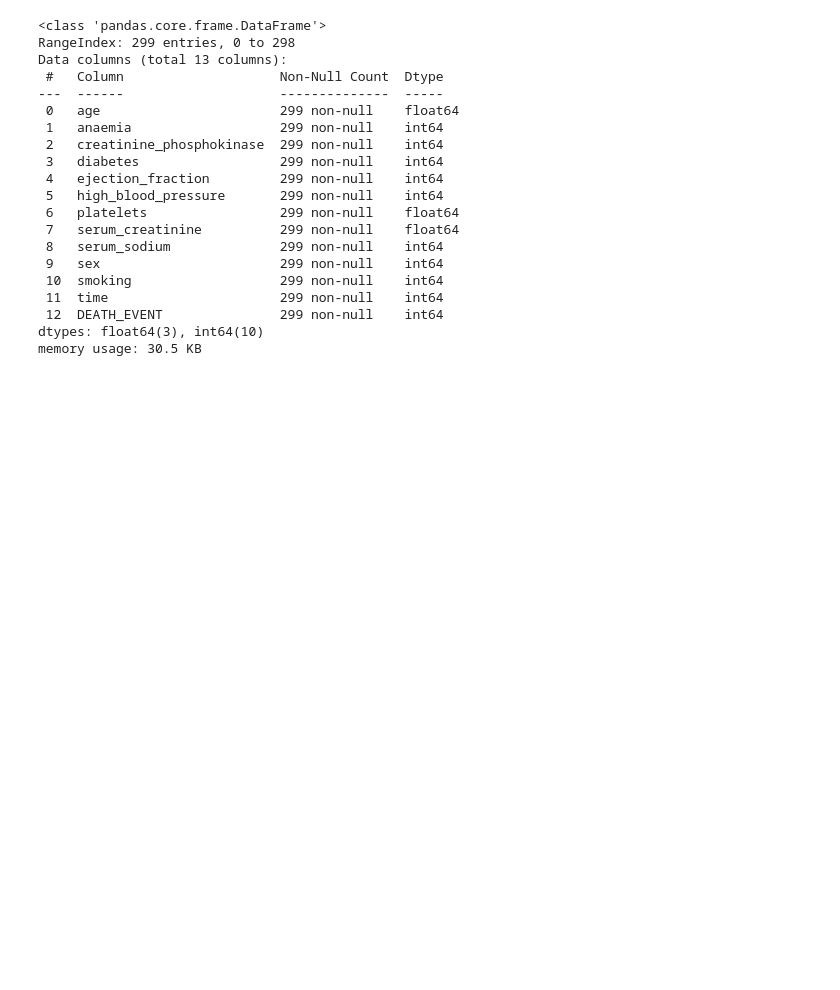
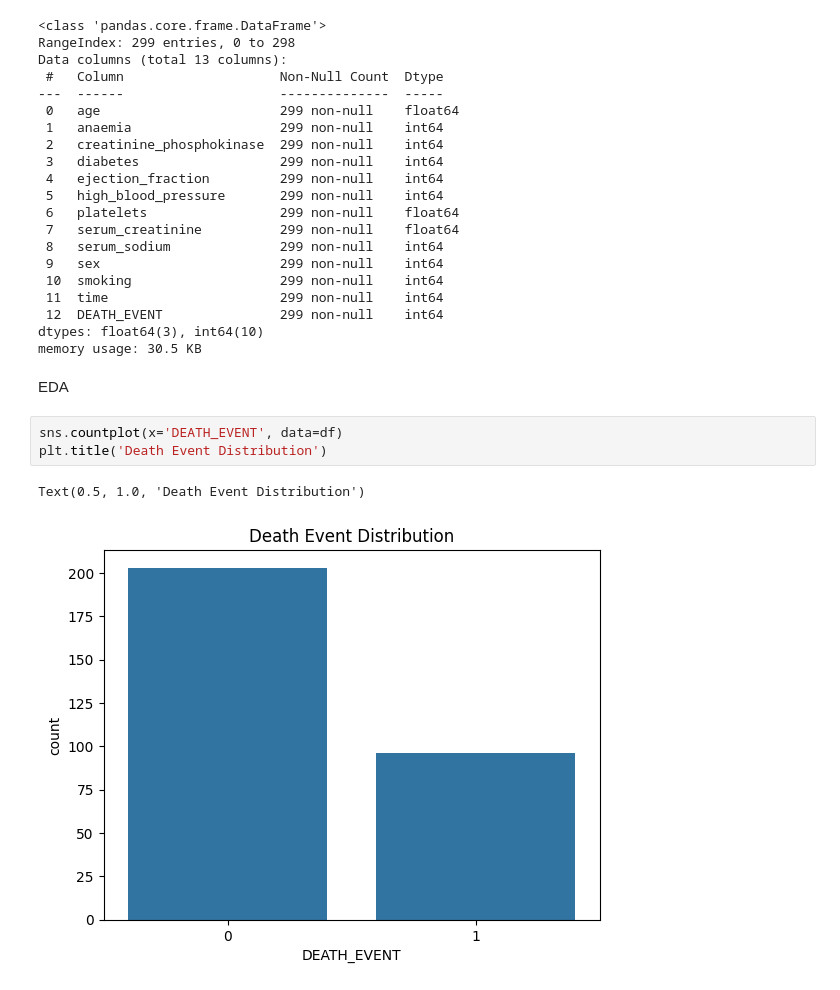
Before and after one commit to sonakshiprojects/HeartFailureMortalityPrediction, a Jupyter notebook: p1.ipynb, the cells around one changed output. Cells and saved outputs as stored; diff of their text form; blank space fills up the shorter version.

```diff
--- a/p1.ipynb
+++ b/p1.ipynb
@@ -30,3 +30,11 @@ Data columns (total 13 columns):
  12  DEATH_EVENT               299 non-null    int64
 dtypes: float64(3), int64(10)
 memory usage: 30.5 KB
+# %% [markdown]
+EDA
+# %%
+sns.countplot(x='DEATH_EVENT', data=df)
+plt.title('Death Event Distribution')
+# %% [output]
+Text(0.5, 1.0, 'Death Event Distribution')
+[figure, added]
```
Also changed, not shown: parts of 1 cell of this notebook.
